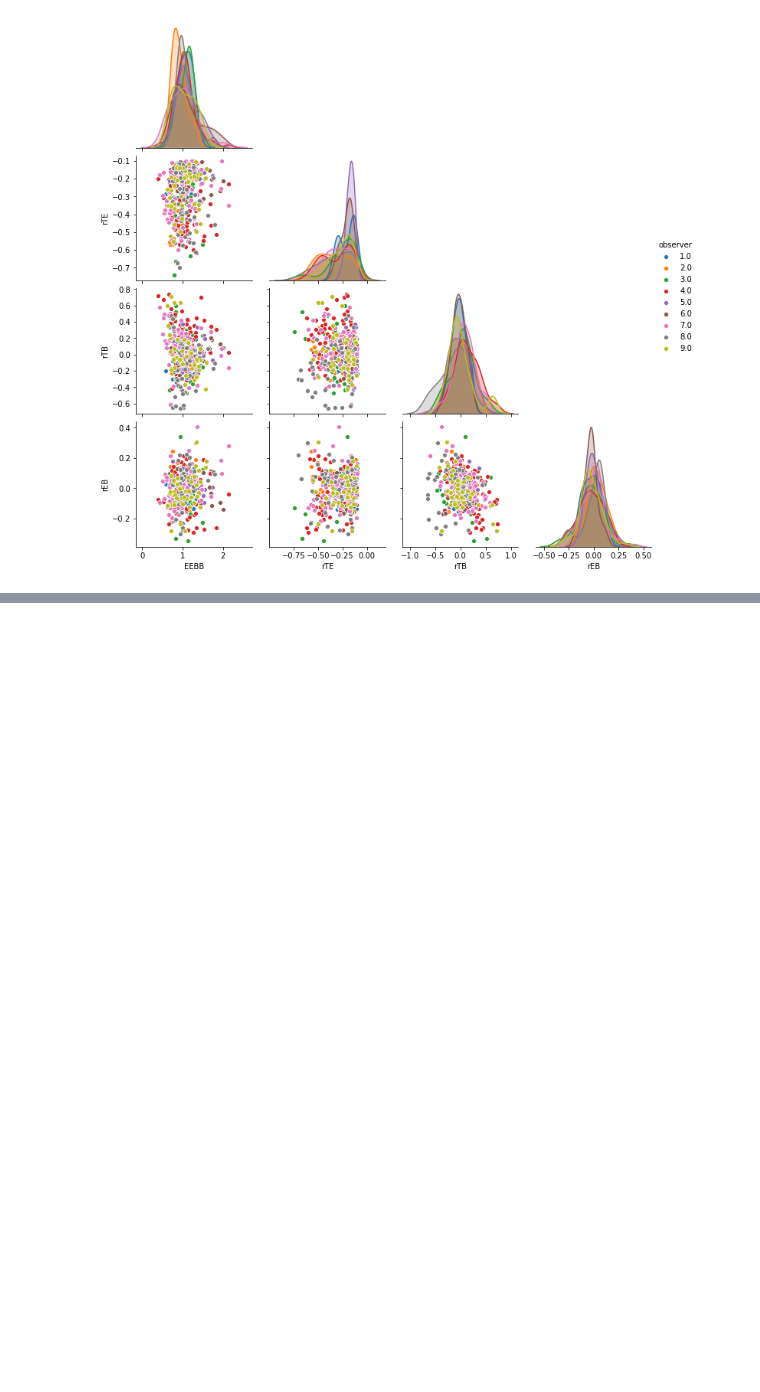
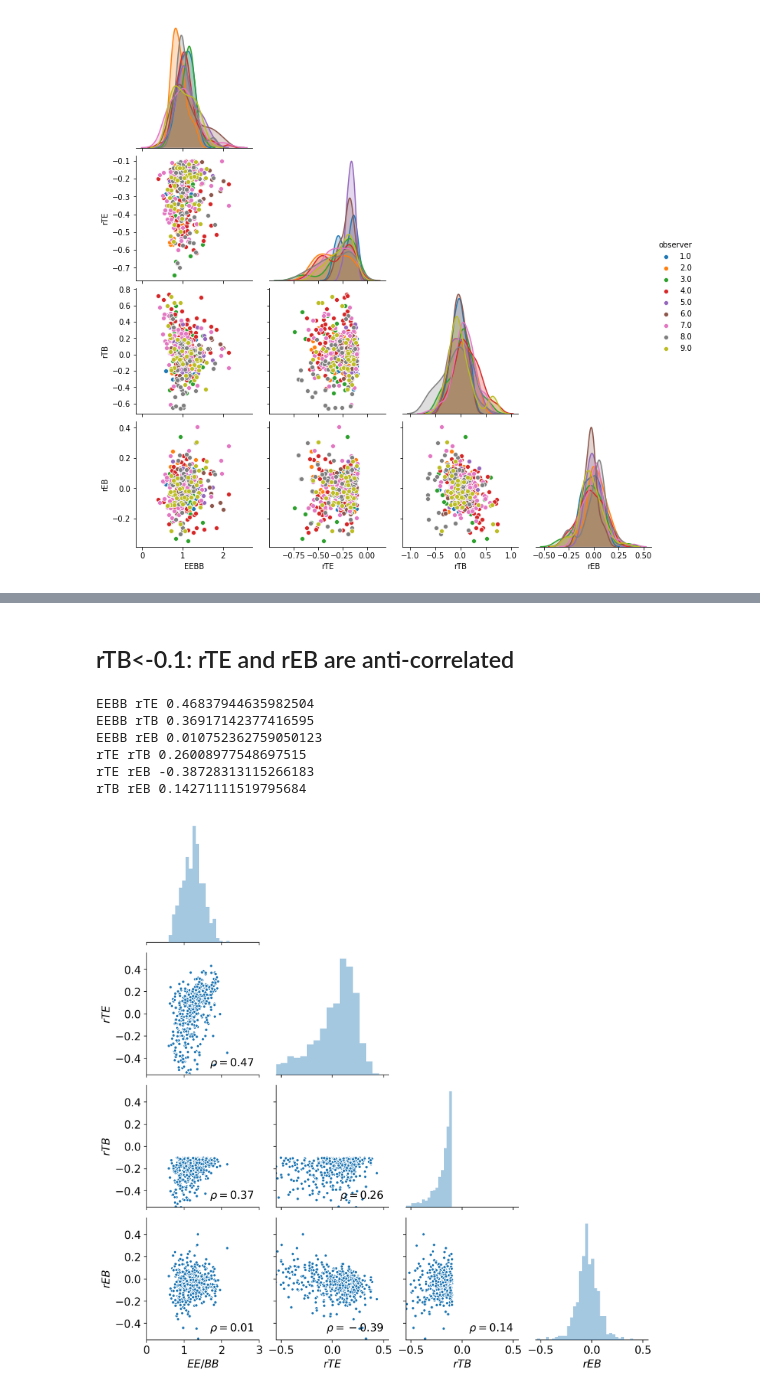
Before and after one commit to changgoo/TIGRESS-TB-EB, a Jupyter notebook: notebook/namaster-cl-correlation.ipynb, the cells around one changed output, grey strips where cells are left out. Saved outputs shown, nothing was run; the diff lists cells and outputs as text; code cells hidden in the pictures; blank space fills up the shorter version.

```diff
--- a/notebook/namaster-cl-correlation.ipynb
+++ b/notebook/namaster-cl-correlation.ipynb
@@ -106,0 +169,15 @@ g.savefig('../figures/rTEn01_ratios_b60.png',bbox_inches='tight',dpi=200)
+# %% [markdown]
+## rTB<-0.1: rTE and rEB are anti-correlated
+# %%
+with plt.style.context({'figure.dpi':200,'font.size':14}):
+    df_selected = df[['EEBB','rTE','rTB','rEB']].where((df.rTB<-0.1))
+    g = pair_plot_with_corr(df_selected)
+    g.savefig('../figures/rTBn01_all_{}.png'.format(bcut),bbox_inches='tight',dpi=200)
+# %% [output]
+EEBB rTE 0.46837944635982504
+EEBB rTB 0.36917142377416595
+EEBB rEB 0.010752362759050123
+rTE rTB 0.26008977548697515
+rTE rEB -0.38728313115266183
+rTB rEB 0.14271111519795684
+[figure, added]
```
Also changed, not shown: parts of 20 cells of this notebook, 1 other file.
